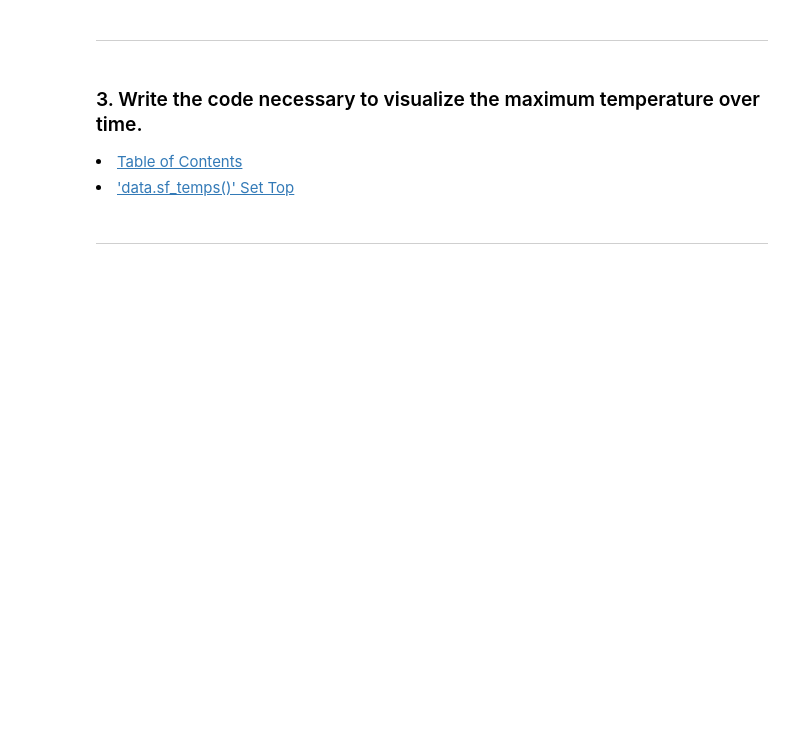
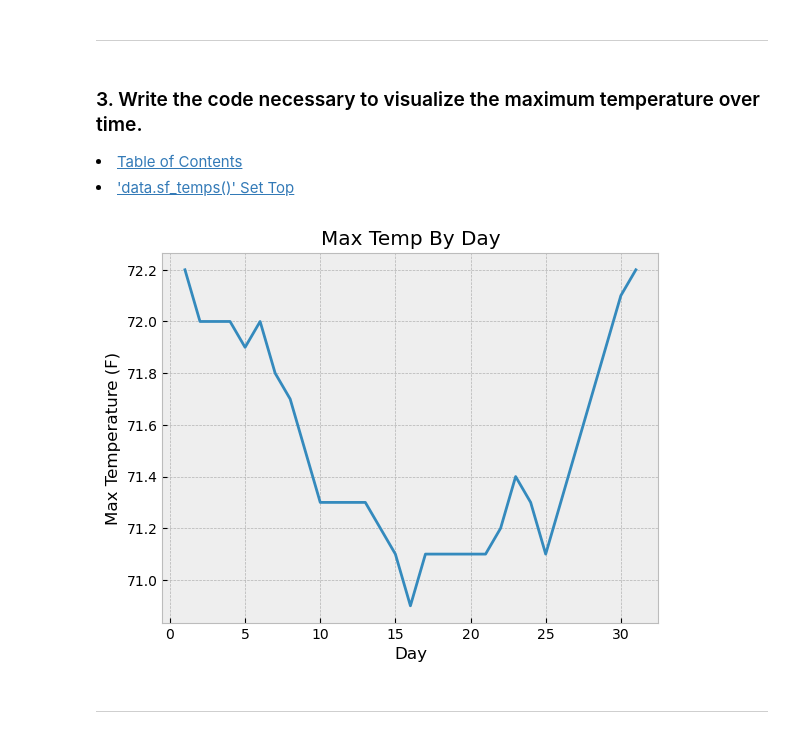
Before and after one commit to Jared-Wood135/time-series-exercises, a Jupyter notebook: working_with_time_series_data.ipynb, the cells around one changed output. Saved outputs shown, nothing was run; the diff lists cells and outputs as text; code cells hidden in the pictures; blank space fills up the shorter version.

```diff
--- a/working_with_time_series_data.ipynb
+++ b/working_with_time_series_data.ipynb
@@ -80,6 +115,15 @@ Use the above dataset for the following exercises:
 
 <li><a href='#TableOfContents'>Table of Contents</a></li>
 <li><a href='#set1'>'data.sf_temps()' Set Top</a></li>
+# %%
+with plt.style.context('bmh'):
+    sf_temps.groupby(sf_temps.date.dt.day)['temp'].max().plot()
+    plt.title('Max Temp By Day')
+    plt.xlabel('Day')
+    plt.ylabel('Max Temperature (F)')
+    plt.show()
+# %% [output]
+[figure, added]
 # %% [markdown]
 ---
 # %% [markdown]
```
Also changed, not shown: parts of 25 cells of this notebook.
